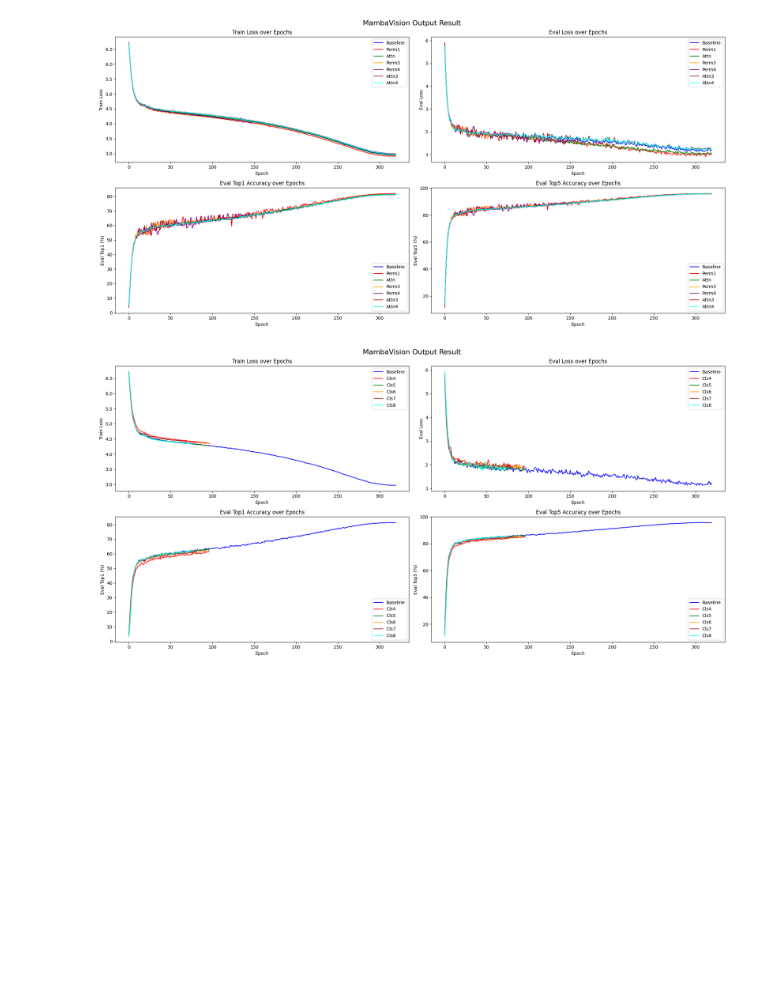
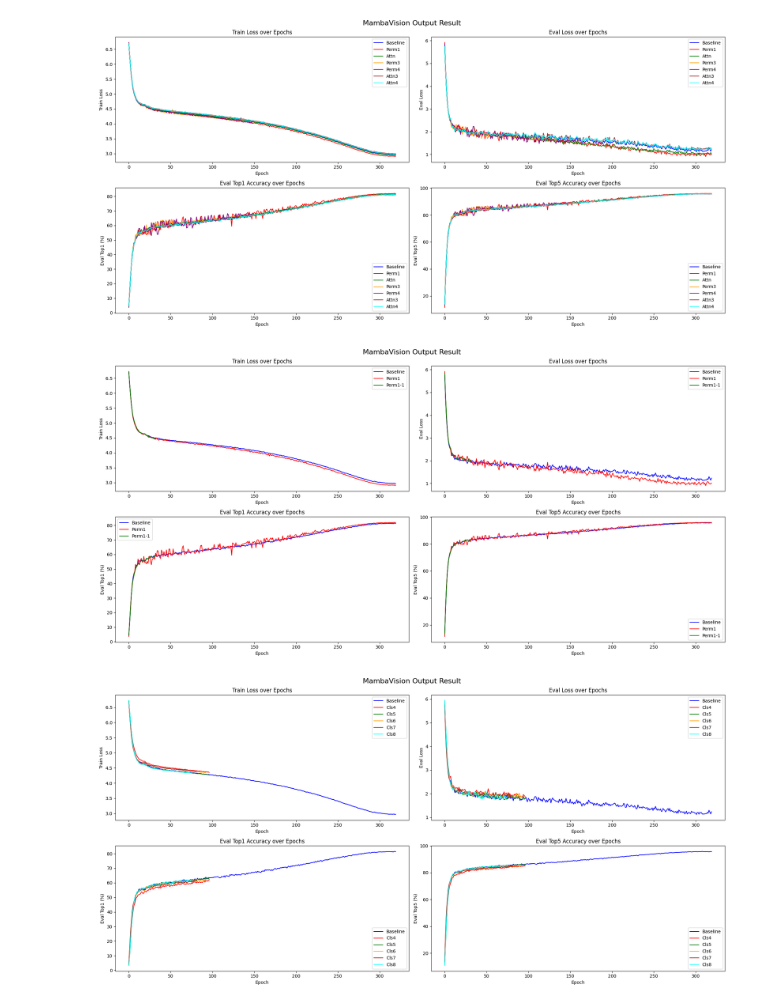
Before and after one commit to vaijsc/vision_ordering_ssms, a Jupyter notebook: visualisation.ipynb, the cells around one changed output. Cells and saved outputs as stored; diff of their text form; code cells hidden in the pictures; blank space fills up the shorter version.

```diff
--- a/visualisation.ipynb
+++ b/visualisation.ipynb
@@ -398,6 +398,81 @@ plt.tight_layout()
 plt.savefig('./output.png')
 # %% [output]
 [figure]
+# %%
+import matplotlib.pyplot as plt
+import pandas as pd
+
+# Read data from the text files
+df_baseline = pd.read_csv('./summary/original.txt')
+df_perm1 = pd.read_csv('./summary/perm1.txt')
+df_perm1_1 = pd.read_csv('./summary/perm1-1.txt')  # Added the new file
+df_perm2 = pd.read_csv('./summary/perm2.txt')
+df_attn = pd.read_csv('./summary/attn.txt')
+df_perm3 = pd.read_csv('./summary/perm3.txt')
+df_perm4 = pd.read_csv('./summary/perm4.txt')
+df_attn3 = pd.read_csv('./summary/attn3.txt')
+df_attn4 = pd.read_csv('./summary/attn4.txt')
+
+# Plotting
+plt.figure(figsize=(20, 10))
+
+# Add a suptitle for the entire figure
+plt.suptitle('MambaVision Output Result', fontsize=16)
+
+# Train Loss Comparison
+plt.subplot(2, 2, 1)
+plt.plot(df_baseline['epoch'], df_baseline['train_loss'], marker='o', label='Baseline', color='blue', markersize=0.1)
+plt.plot(df_perm1['epoch'], df_perm1['train_loss'], marker='x', label='Perm1', color='red', markersize=0.1)
+plt.plot(df_perm1_1['epoch'], df_perm1_1['train_loss'], marker='*', label='Perm1-1', color='green', markersize=0.1)  # Added Perm1-1
+# plt.plot(df_perm3['epoch'], df_perm3['train_loss'], marker='^', label='Perm3', color='orange', markersize=0.1)
+# plt.plot(df_perm4['epoch'], df_perm4['train_loss'], marker='v', label='Perm4', color='purple', markersize=0.1)
+plt.title('Train Loss over Epochs')
+plt.xlabel('Epoch')
+plt.ylabel('Train Loss')
+plt.legend()
+
+# Eval Loss Comparison
+plt.subplot(2, 2, 2)
+plt.plot(df_baseline['epoch'], df_baseline['eval_loss'], marker='o', label='Baseline', color='blue', markersize=0.1)
+plt.plot(df_perm1['epoch'], df_perm1['eval_loss'], marker='x', label='Perm1', color='red', markersize=0.1)
+plt.plot(df_perm1_1['epoch'], df_perm1_1['eval_loss'], marker='*', label='Perm1-1', color='green', markersize=0.1)  # Added Perm1-1
+# plt.plot(df_perm3['epoch'], df_perm3['eval_loss'], marker='^', label='Perm3', color='orange', markersize=0.1)
+# plt.plot(df_perm4['epoch'], df_perm4['eval_loss'], marker='v', label='Perm4', color='purple', markersize=0.1)
+plt.title('Eval Loss over Epochs')
+plt.xlabel('Epoch')
+plt.ylabel('Eval Loss')
+plt.legend()
+
+# Eval Top1 Accuracy Comparison
+plt.subplot(2, 2, 3)
+plt.plot(df_baseline['epoch'], df_baseline['eval_top1'], marker='o', label='Baseline', color='blue', markersize=0.1)
+plt.plot(df_perm1['epoch'], df_perm1['eval_top1'], marker='x', label='Perm1', color='red', markersize=0.1)
+plt.plot(df_perm1_1['epoch'], df_perm1_1['eval_top1'], marker='*', label='Perm1-1', color='green', markersize=0.1)  # Added Perm1-1
+# plt.plot(df_perm3['epoch'], df_perm3['eval_top1'], marker='^', label='Perm3', color='orange', markersize=0.1)
+# plt.plot(df_perm4['epoch'], df_perm4['eval_top1'], marker='v', label='Perm4', color='purple', markersize=0.1)
+plt.title('Eval Top1 Accuracy over Epochs')
+plt.xlabel('Epoch')
+plt.ylabel('Eval Top1 (%)')
+plt.legend()
+
+# Eval Top5 Accuracy Comparison
+plt.subplot(2, 2, 4)
+plt.plot(df_baseline['epoch'], df_baseline['eval_top5'], marker='o', label='Baseline', color='blue', markersize=0.1)
+plt.plot(df_perm1['epoch'], df_perm1['eval_top5'], marker='x', label='Perm1', color='red', markersize=0.1)
+plt.plot(df_perm1_1['epoch'], df_perm1_1['eval_top5'], marker='*', label='Perm1-1', color='green', markersize=0.1)  # Added Perm1-1
+# plt.plot(df_perm3['epoch'], df_perm3['eval_top5'], marker='^', label='Perm3', color='orange', markersize=0.1)
+# plt.plot(df_perm4['epoch'], df_perm4['eval_top5'], marker='v', label='Perm4', color='purple', markersize=0.1)
+plt.title('Eval Top5 Accuracy over Epochs')
+plt.xlabel('Epoch')
+plt.ylabel('Eval Top5 (%)')
+plt.legend()
+
+plt.tight_layout()
+
+# Save the plot to a file
+plt.savefig('./output_perm.png')
+# %% [output]
+[figure, added]
 # %%
 import matplotlib.pyplot as plt
 import pandas as pd
```
Also changed, not shown: 3 other files.
